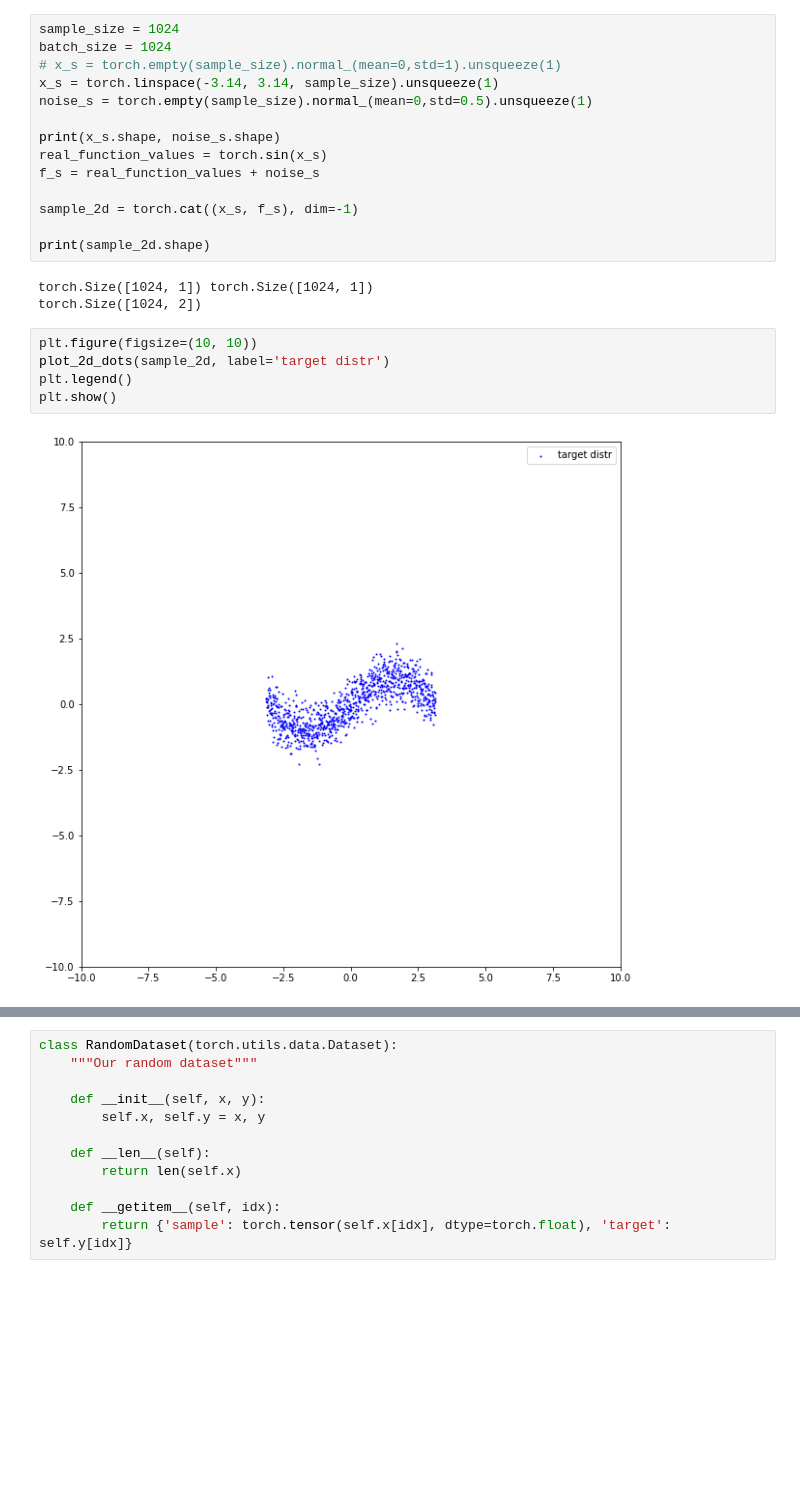
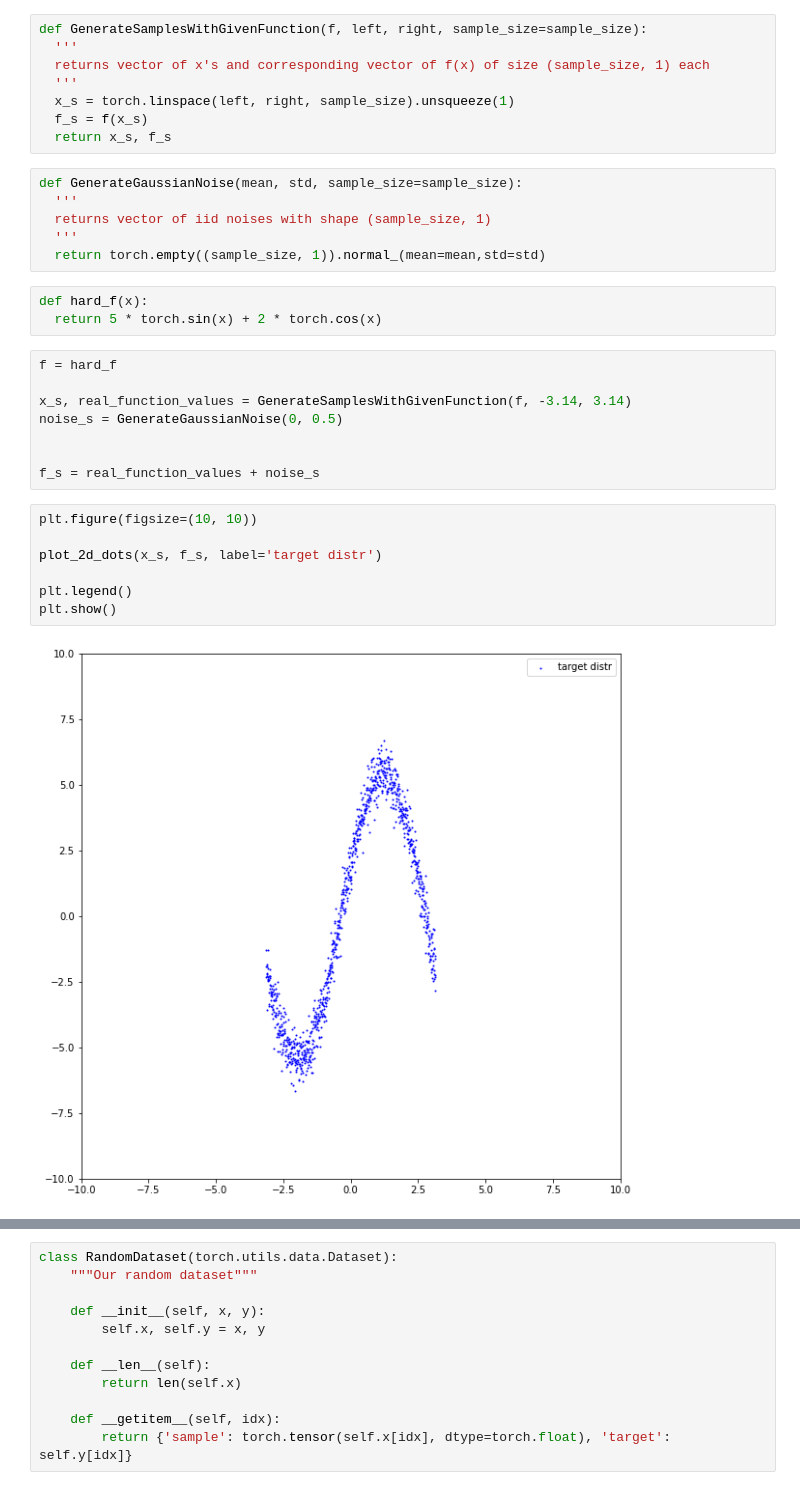
Before and after one commit to levhojoyan/Sirius2021, a Jupyter notebook: NeuralWithWeights.ipynb, the cells around one changed output, grey strips where cells are left out. Saved outputs shown, nothing was run; the diff lists cells and outputs as text; blank space fills up the shorter version.

```diff
--- a/NeuralWithWeights.ipynb
+++ b/NeuralWithWeights.ipynb
@@ -28,24 +27,34 @@ def plot_2d_dots(dots, color='blue', label='None'):
-# %%
-sample_size = 1024
-batch_size = 1024
-# x_s = torch.empty(sample_size).normal_(mean=0,std=1).unsqueeze(1)
-x_s = torch.linspace(-3.14, 3.14, sample_size).unsqueeze(1)
-noise_s = torch.empty(sample_size).normal_(mean=0,std=0.5).unsqueeze(1)
-
-print(x_s.shape, noise_s.shape)
-real_function_values = torch.sin(x_s)
-f_s = real_function_values + noise_s
-
-sample_2d = torch.cat((x_s, f_s), dim=-1)
-
-print(sample_2d.shape)
-# %% [output]
-torch.Size([1024, 1]) torch.Size([1024, 1])
-torch.Size([1024, 2])
+# %%
+def GenerateSamplesWithGivenFunction(f, left, right, sample_size=sample_size):
+  '''
+  returns vector of x's and corresponding vector of f(x) of size (sample_size, 1) each
+  '''
+  x_s = torch.linspace(left, right, sample_size).unsqueeze(1)
+  f_s = f(x_s)
+  return x_s, f_s
+# %%
+def GenerateGaussianNoise(mean, std, sample_size=sample_size):
+  '''
+  returns vector of iid noises with shape (sample_size, 1)
+  '''
+  return torch.empty((sample_size, 1)).normal_(mean=mean,std=std)
+# %%
+def hard_f(x):
+  return 5 * torch.sin(x) + 2 * torch.cos(x)
+# %%
+f = hard_f
+
+x_s, real_function_values = GenerateSamplesWithGivenFunction(f, -3.14, 3.14)
+noise_s = GenerateGaussianNoise(0, 0.5)
+
+
+f_s = real_function_values + noise_s
 # %%
 plt.figure(figsize=(10, 10))
-plot_2d_dots(sample_2d, label='target distr')
+
+plot_2d_dots(x_s, f_s, label='target distr')
+
 plt.legend()
 plt.show()
 # %% [output]
-[figure, old version]
+[figure, new version]
```
Also changed, not shown: parts of 28 cells of this notebook.
